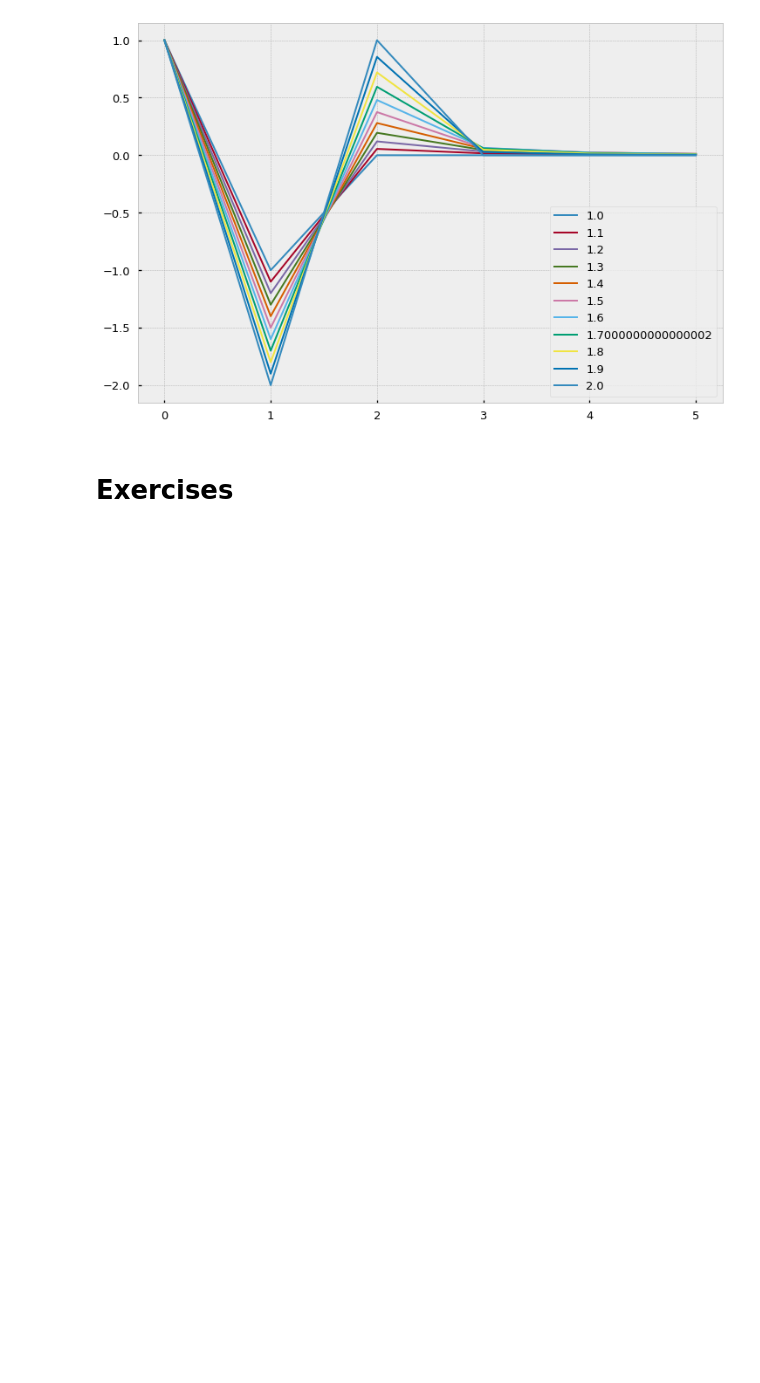
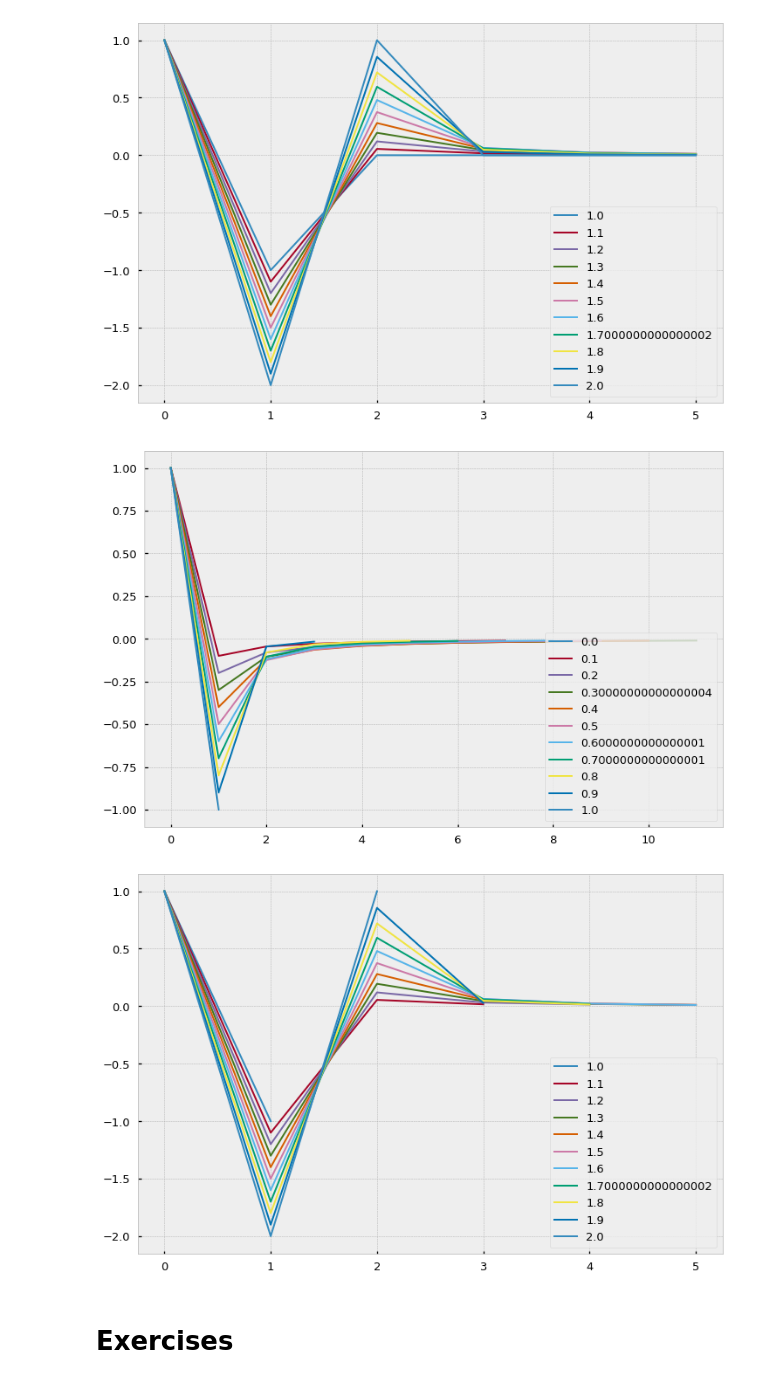
Before and after one commit to Dynami/Adv_Fin_ML_Exercises, a Jupyter notebook: notebooks/FractionallyDifferentiatedFeatures.ipynb, the cells around one changed output. Saved outputs shown, nothing was run; the diff lists cells and outputs as text; code cells hidden in the pictures; blank space fills up the shorter version.

```diff
--- a/notebooks/FractionallyDifferentiatedFeatures.ipynb
+++ b/notebooks/FractionallyDifferentiatedFeatures.ipynb
@@ -475,12 +473,31 @@ def fracDiff_FFD(series, d, thres=1e-5):
         for iloc1 in range(widht, seriesF.shape[0]):
             loc0 = seriesF.index[iloc1 - widht]
             loc1 = seriesF.index[iloc1]
-            if(not np.isinf(series.loc[loc1, name])):
+            #print(loc0, loc1, widht)
+            if(not np.isfinite(series.loc[loc1, name])):
                 continue # Exclude NaNs
+            #print('>> ',np.dot(w.T, seriesF.loc[loc0:loc1])[0, 0])
             df_[loc1] = np.dot(w.T, seriesF.loc[loc0:loc1])[0, 0]
         df[name] = df_.copy(deep=True)
     df = pd.concat(df, axis=1)
     return df
+#----------------------------
+def plotWeights_FFD(dRange, nPlots, size):
+    w = pd.DataFrame()
+    for d in np.linspace(dRange[0], dRange[1], nPlots):
+        w_ = getWeights_FFD(d, thres=0.01)
+        w_ = pd.DataFrame(w_, index=range(w_.shape[0])[::-1], columns=[d])
+        w = w.join(w_, how='outer')
+    ax = w.plot(figsize=(12, 8))
+    ax.legend(loc='lower right')
+    plt.show()
+    return
+# %%
+plotWeights_FFD(dRange=[0, 1], nPlots=11, size=6)
+plotWeights_FFD(dRange=[1, 2], nPlots=11, size=6)
+# %% [output]
+[figure, added]
+[figure, added]
 # %% [markdown]
 # Exercises
 # %% [markdown]
```
Also changed, not shown: parts of 9 cells of this notebook.
